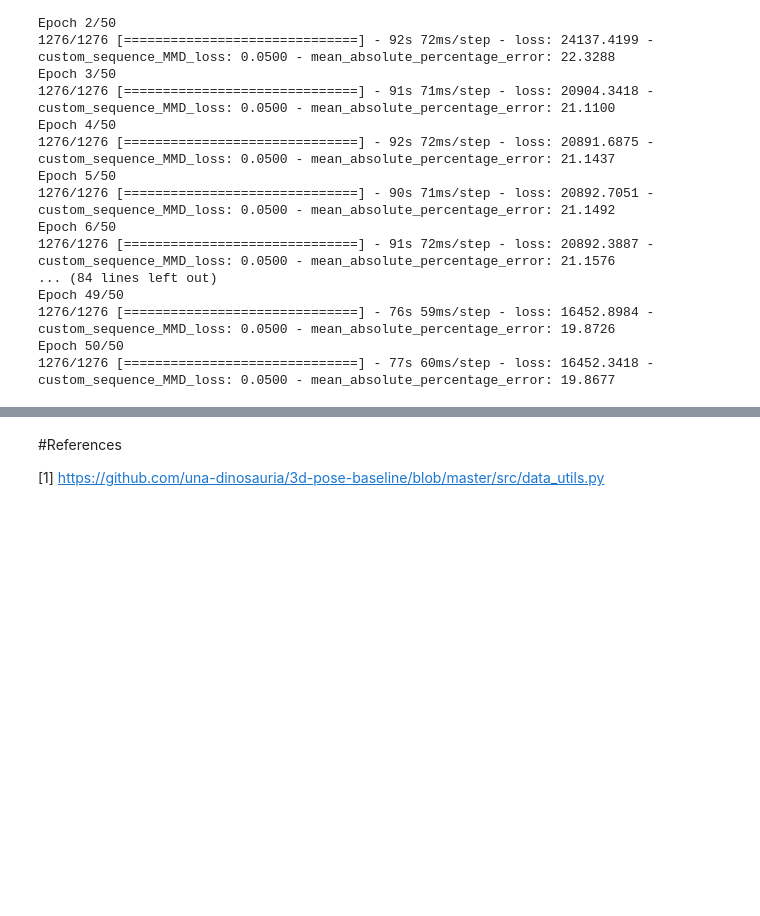
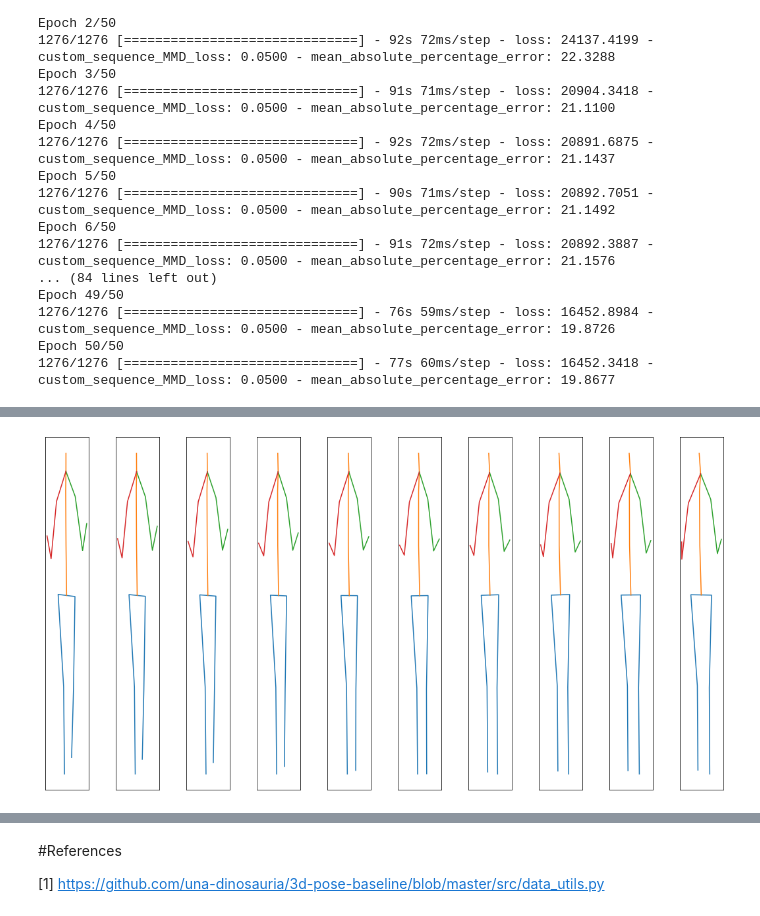
Before and after one commit to IbramMedhat/Human-Motion-Synthesis, a Jupyter notebook: GlocalNet_full_implmentation.ipynb, the cells around one changed output, grey strips where cells are left out. Saved outputs shown, nothing was run; the diff lists cells and outputs as text; code cells hidden in the pictures; blank space fills up the shorter version.

```diff
--- a/GlocalNet_full_implmentation.ipynb
+++ b/GlocalNet_full_implmentation.ipynb
@@ -696,0 +715,4 @@ def visualize_frames(sample, dynamic_joints_only=False,
+# %%
+visualize_frames(sampled_dataY[150, 0:25:2], num_frames_to_visualize=10)
+# %% [output]
+[figure, added]
```
Also changed, not shown: parts of 34 cells of this notebook.
